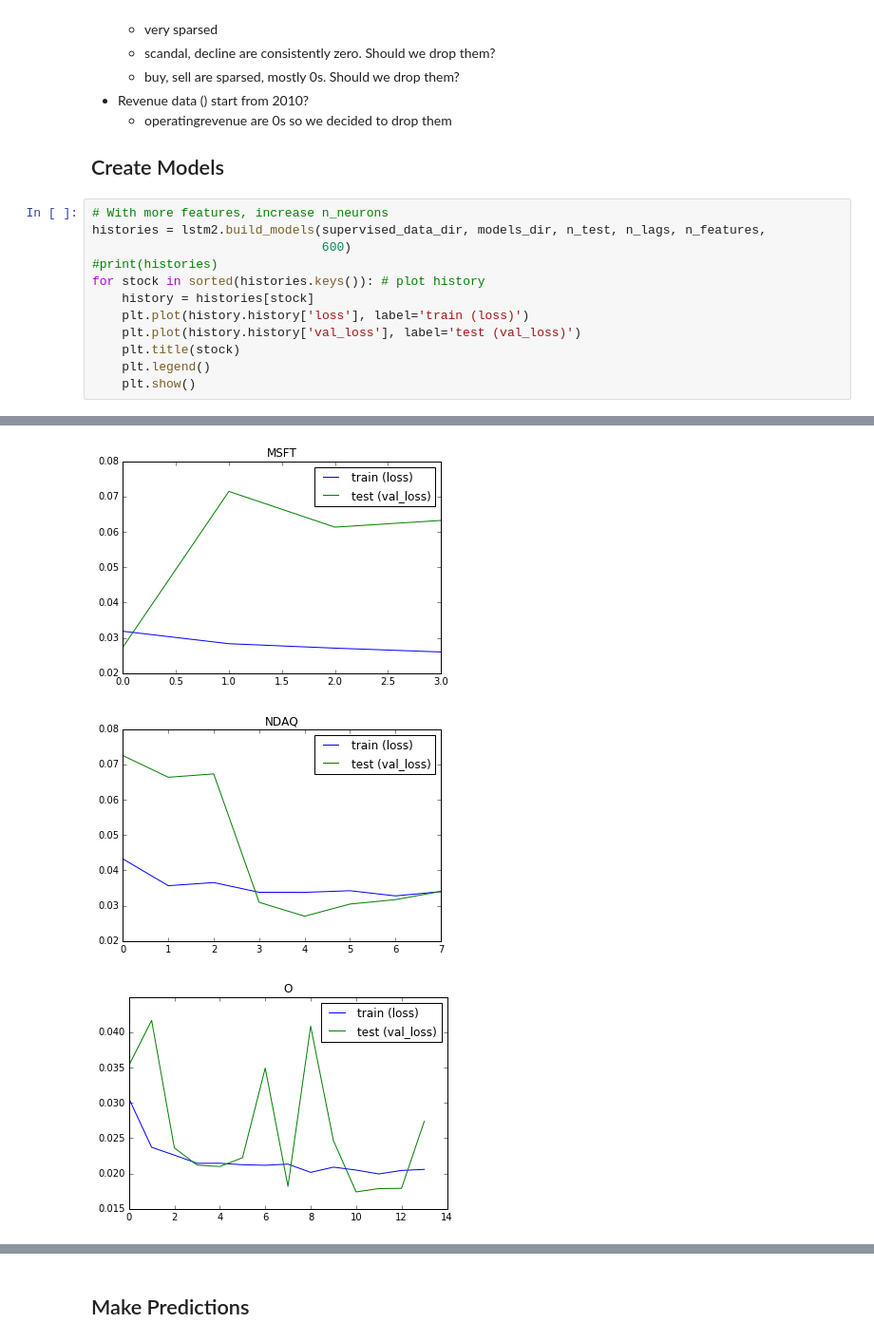
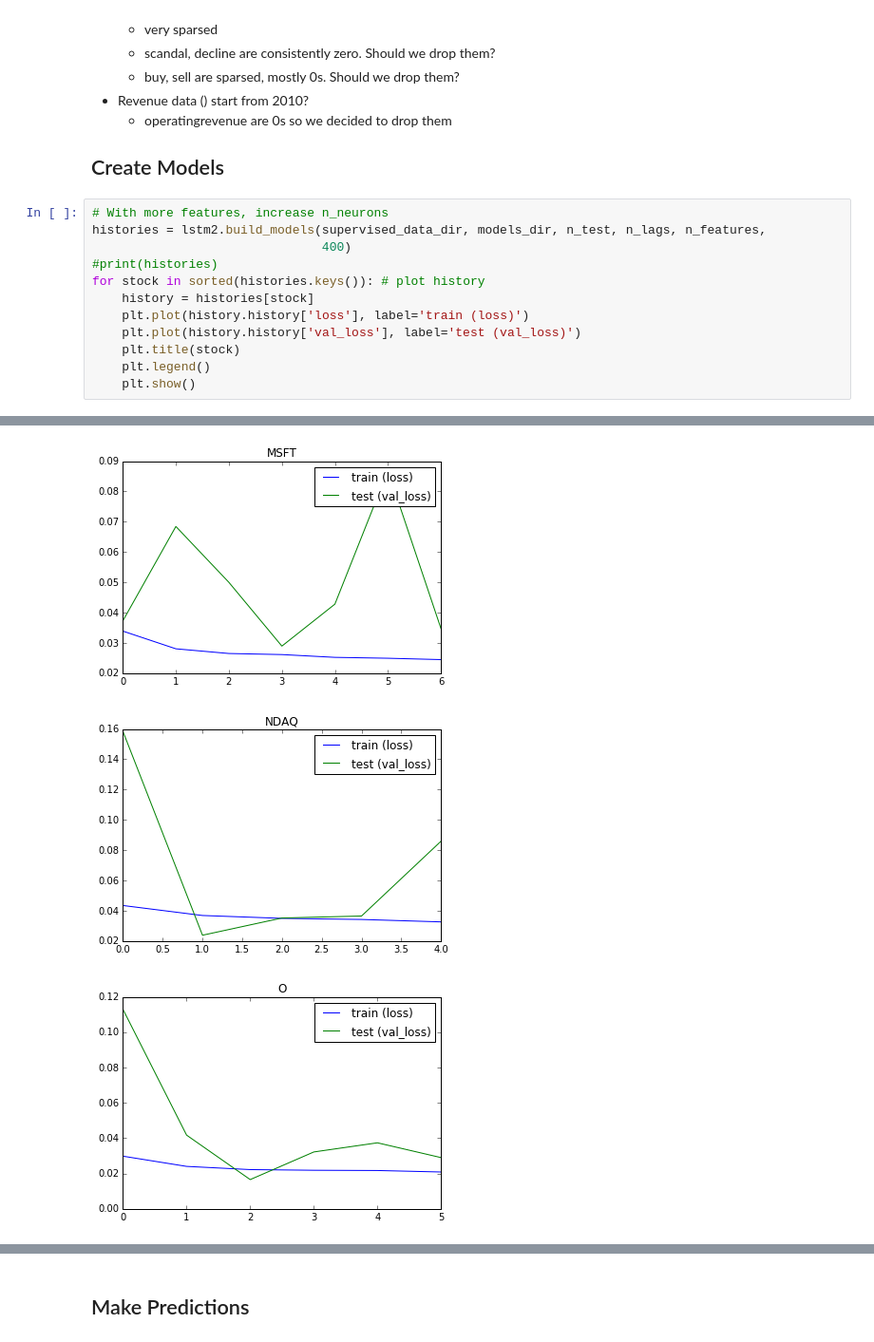
Before and after one commit to eshyun/MIDS_capstone, a Jupyter notebook: code/multi_variate_lstm.ipynb, the cells around one changed output, grey strips where cells are left out. Shown at 95% size. Saved outputs shown, nothing was run; the diff lists cells and outputs as text.

```diff
--- a/code/multi_variate_lstm.ipynb
+++ b/code/multi_variate_lstm.ipynb
@@ -314,7 +314,7 @@ Data for MSFT
 # %%
 # With more features, increase n_neurons
 histories = lstm2.build_models(supervised_data_dir, models_dir, n_test, n_lags, n_features,
-                               600)
+                               400)
 #print(histories)
 for stock in sorted(histories.keys()): # plot history
     history = histories[stock]
@@ -343,4 +343,4 @@ Evaluating test data...
 ('Saving model to', '../models/sp500_test/O.h5')
-[figure, old version]
+[figure, new version]
-[figure, old version]
+[figure, new version]
-[figure, old version]
+[figure, new version]
```
Also changed, not shown: parts of 23 cells of this notebook, 1 other file.
